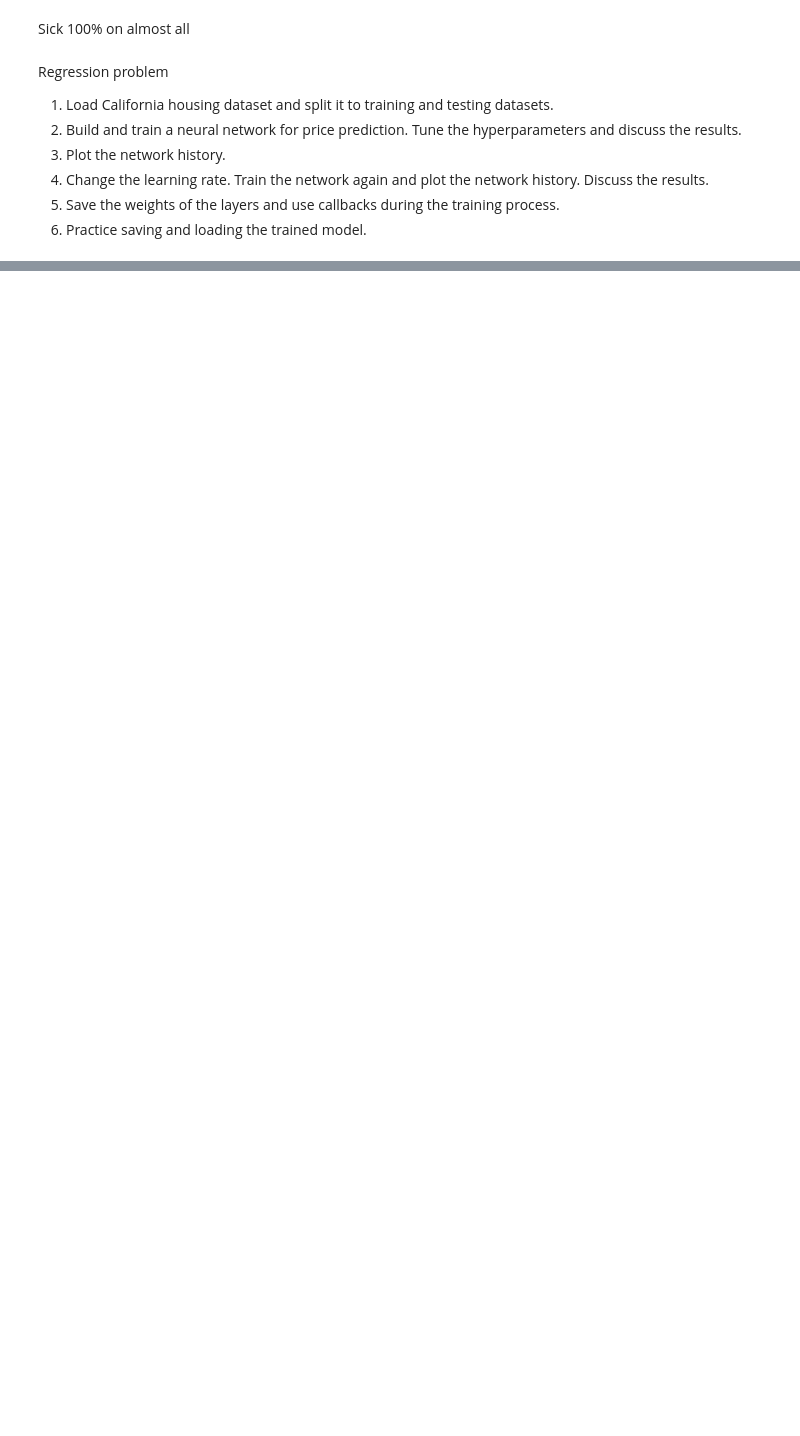
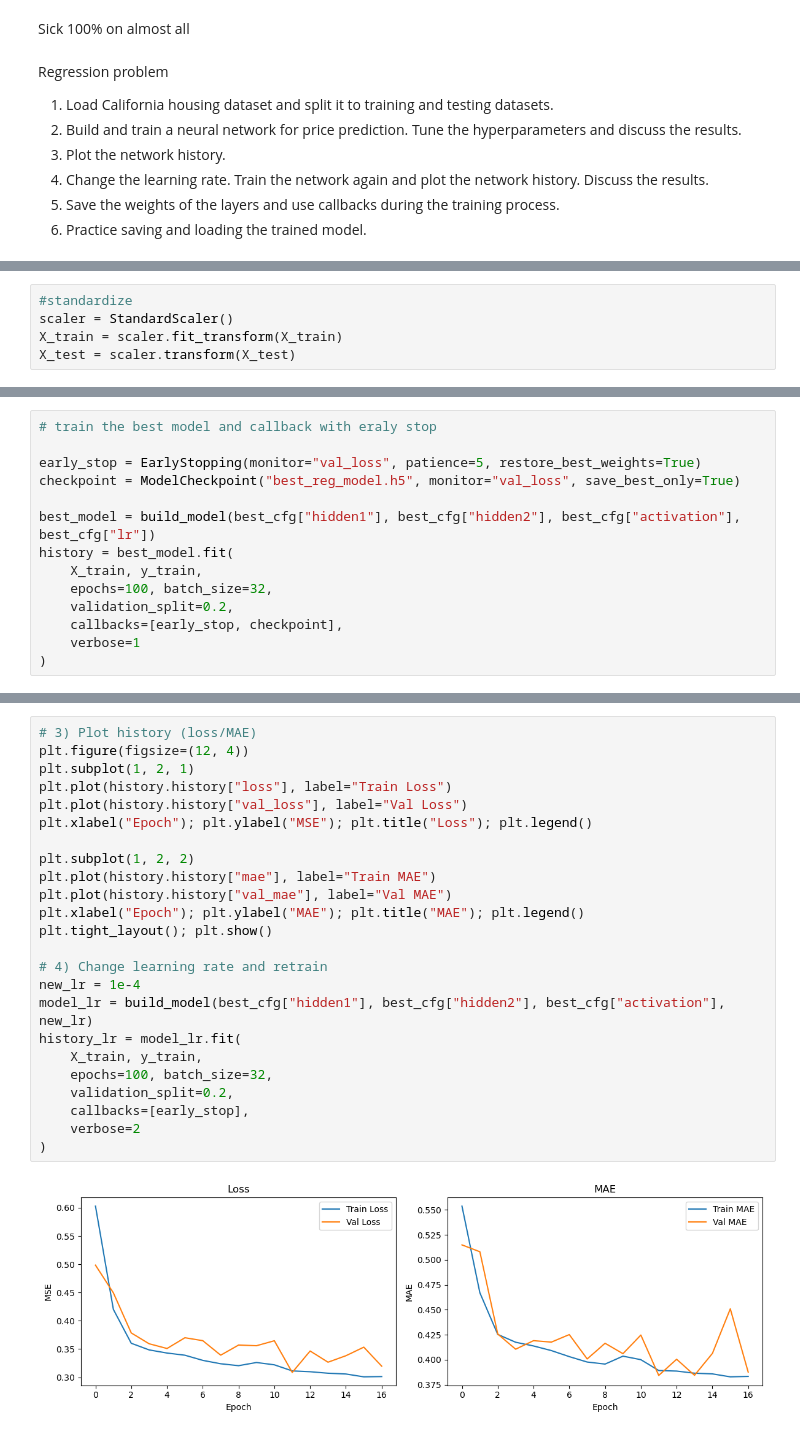
Before and after one commit to Nilswik/DIL700, a Jupyter notebook: lab2/labb2.ipynb, the cells around one changed output, grey strips where cells are left out. Drawn from its saved outputs; the diff is of its cells as text; blank space fills up the shorter version.

```diff
--- a/lab2/labb2.ipynb
+++ b/lab2/labb2.ipynb
@@ -454,0 +467,5 @@ import matplotlib.pyplot
+# %%
+#standardize
+scaler = StandardScaler()
+X_train = scaler.fit_transform(X_train)
+X_test = scaler.transform(X_test)
@@ -454,0 +516,14 @@ import matplotlib.pyplot
+# %%
+# train the best model and callback with eraly stop
+
+early_stop = EarlyStopping(monitor="val_loss", patience=5, restore_best_weights=True)
+checkpoint = ModelCheckpoint("best_reg_model.h5", monitor="val_loss", save_best_only=True)
+
+best_model = build_model(best_cfg["hidden1"], best_cfg["hidden2"], best_cfg["activation"], best_cfg["lr"])
+history = best_model.fit(
+    X_train, y_train,
+    epochs=100, batch_size=32,
+    validation_split=0.2,
+    callbacks=[early_stop, checkpoint],
+    verbose=1
+)
@@ -454,0 +548,26 @@ import matplotlib.pyplot
+# %%
+# 3) Plot history (loss/MAE)
+plt.figure(figsize=(12, 4))
+plt.subplot(1, 2, 1)
+plt.plot(history.history["loss"], label="Train Loss")
+plt.plot(history.history["val_loss"], label="Val Loss")
+plt.xlabel("Epoch"); plt.ylabel("MSE"); plt.title("Loss"); plt.legend()
+
+plt.subplot(1, 2, 2)
+plt.plot(history.history["mae"], label="Train MAE")
+plt.plot(history.history["val_mae"], label="Val MAE")
+plt.xlabel("Epoch"); plt.ylabel("MAE"); plt.title("MAE"); plt.legend()
+plt.tight_layout(); plt.show()
+
+# 4) Change learning rate and retrain
+new_lr = 1e-4
+model_lr = build_model(best_cfg["hidden1"], best_cfg["hidden2"], best_cfg["activation"], new_lr)
+history_lr = model_lr.fit(
+    X_train, y_train,
+    epochs=100, batch_size=32,
+    validation_split=0.2,
+    callbacks=[early_stop],
+    verbose=2
+)
+# %% [output]
+[figure, added]
```
Also changed, not shown: parts of 8 cells of this notebook, 3 other files.
